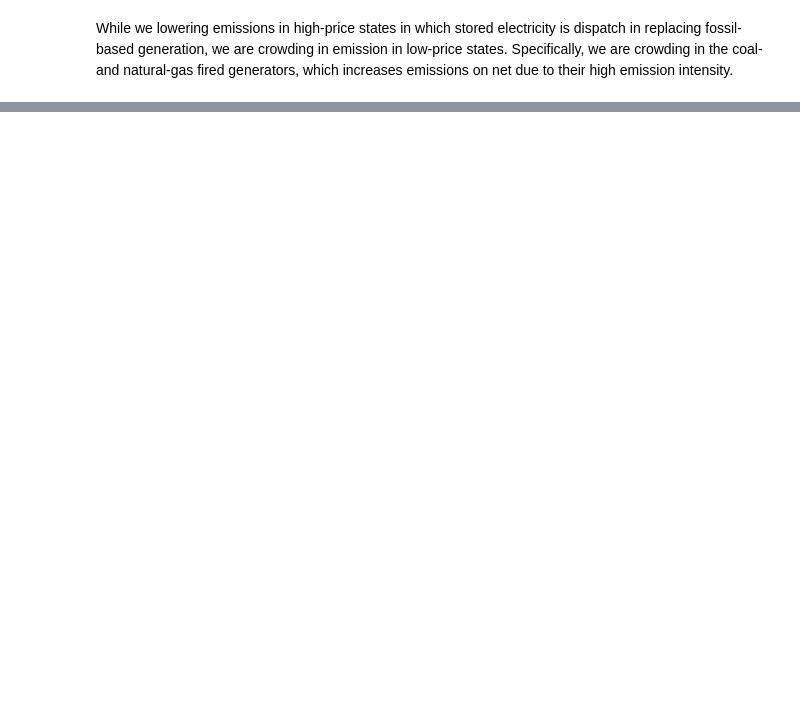
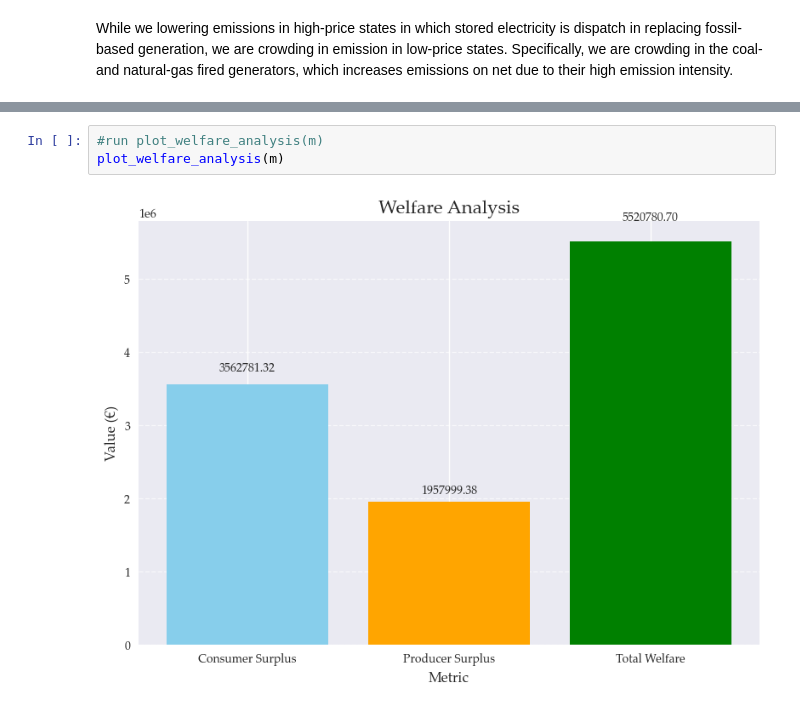
Before and after one commit to kwm928/EnergyEconomicsE2024-1, a Jupyter notebook: Exercises/E44/E44_SolutionGuide.ipynb, the cells around one changed output, grey strips where cells are left out. Cells and saved outputs as stored; diff of their text form; blank space fills up the shorter version.

```diff
--- a/Exercises/E44/E44_SolutionGuide.ipynb
+++ b/Exercises/E44/E44_SolutionGuide.ipynb
@@ -359,0 +447,5 @@ While we lowering emissions in high-price states in which stored electricity is
+# %%
+#run plot_welfare_analysis(m)
+plot_welfare_analysis(m)
+# %% [output]
+[figure, added]
```
Also changed, not shown: parts of 12 cells of this notebook.
